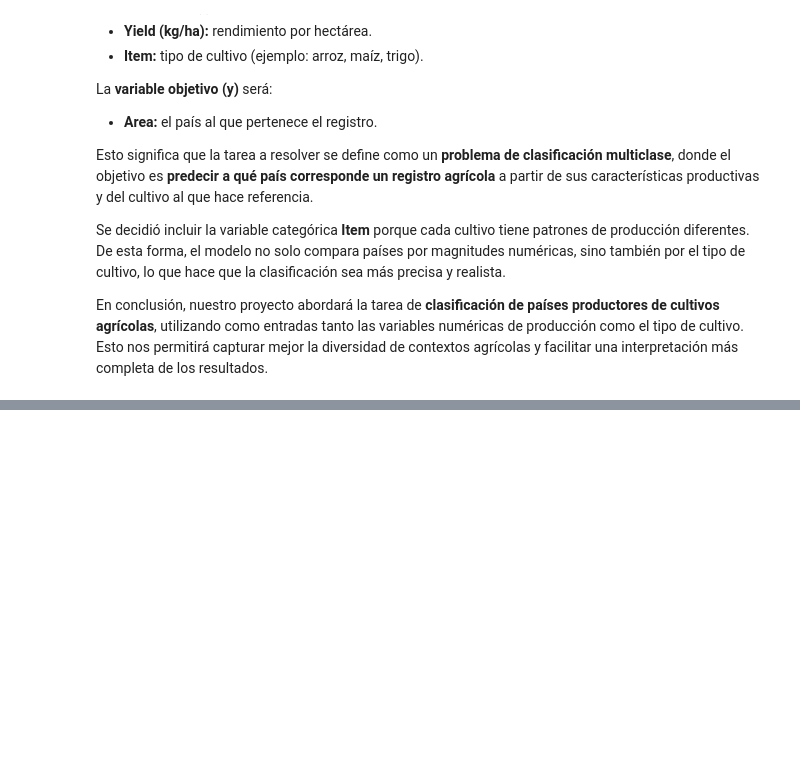
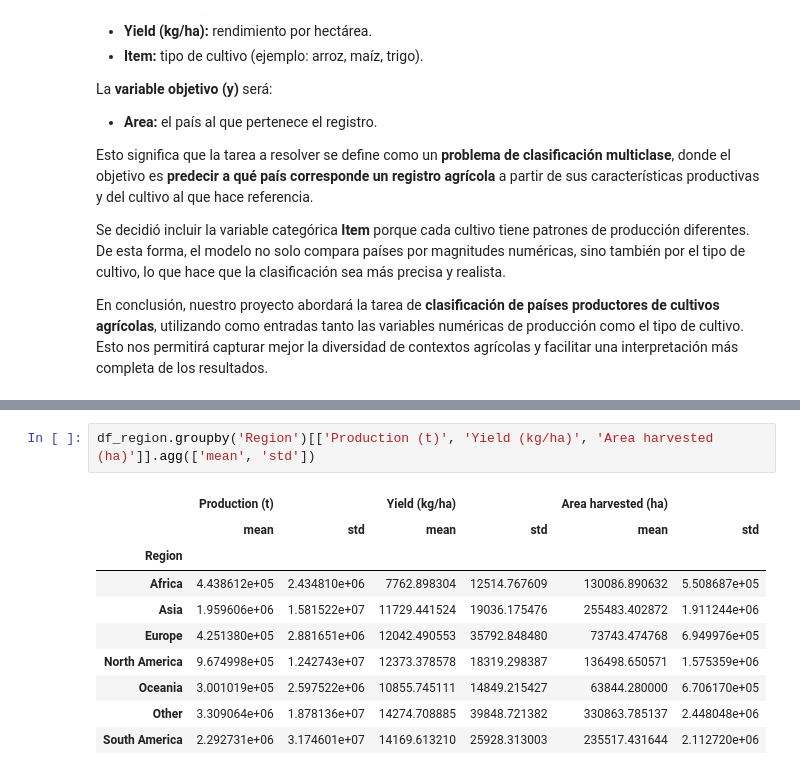
Before and after one commit to AndreaBernal00/AndreaBernal00.github.io, a Jupyter notebook: notebooks/Primera_entrega_proyecto_IA.ipynb, the cells around one changed output, grey strips where cells are left out. Drawn from its saved outputs; the diff is of its cells as text; blank space fills up the shorter version.

```diff
--- a/notebooks/Primera_entrega_proyecto_IA.ipynb
+++ b/notebooks/Primera_entrega_proyecto_IA.ipynb
@@ -500,0 +555,13 @@ En conclusión, nuestro proyecto abordará la tarea de **clasificación de país
+# %%
+df_region.groupby('Region')[['Production (t)', 'Yield (kg/ha)', 'Area harvested (ha)']].agg(['mean', 'std'])
+# %% [output]
+|  | Production (t) |  | Yield (kg/ha) |  | Area harvested (ha) |  |
+|  | mean | std | mean | std | mean | std |
+| Region |  |  |  |  |  |  |
+| Africa | 4.438612e+05 | 2.434810e+06 | 7762.898304 | 12514.767609 | 130086.890632 | 5.508687e+05 |
+| Asia | 1.959606e+06 | 1.581522e+07 | 11729.441524 | 19036.175476 | 255483.402872 | 1.911244e+06 |
+| Europe | 4.251380e+05 | 2.881651e+06 | 12042.490553 | 35792.848480 | 73743.474768 | 6.949976e+05 |
+| North America | 9.674998e+05 | 1.242743e+07 | 12373.378578 | 18319.298387 | 136498.650571 | 1.575359e+06 |
+| Oceania | 3.001019e+05 | 2.597522e+06 | 10855.745111 | 14849.215427 | 63844.280000 | 6.706170e+05 |
+| Other | 3.309064e+06 | 1.878136e+07 | 14274.708885 | 39848.721382 | 330863.785137 | 2.448048e+06 |
+| South America | 2.292731e+06 | 3.174601e+07 | 14169.613210 | 25928.313003 | 235517.431644 | 2.112720e+06 |
```
Also changed, not shown: parts of 17 cells of this notebook.
